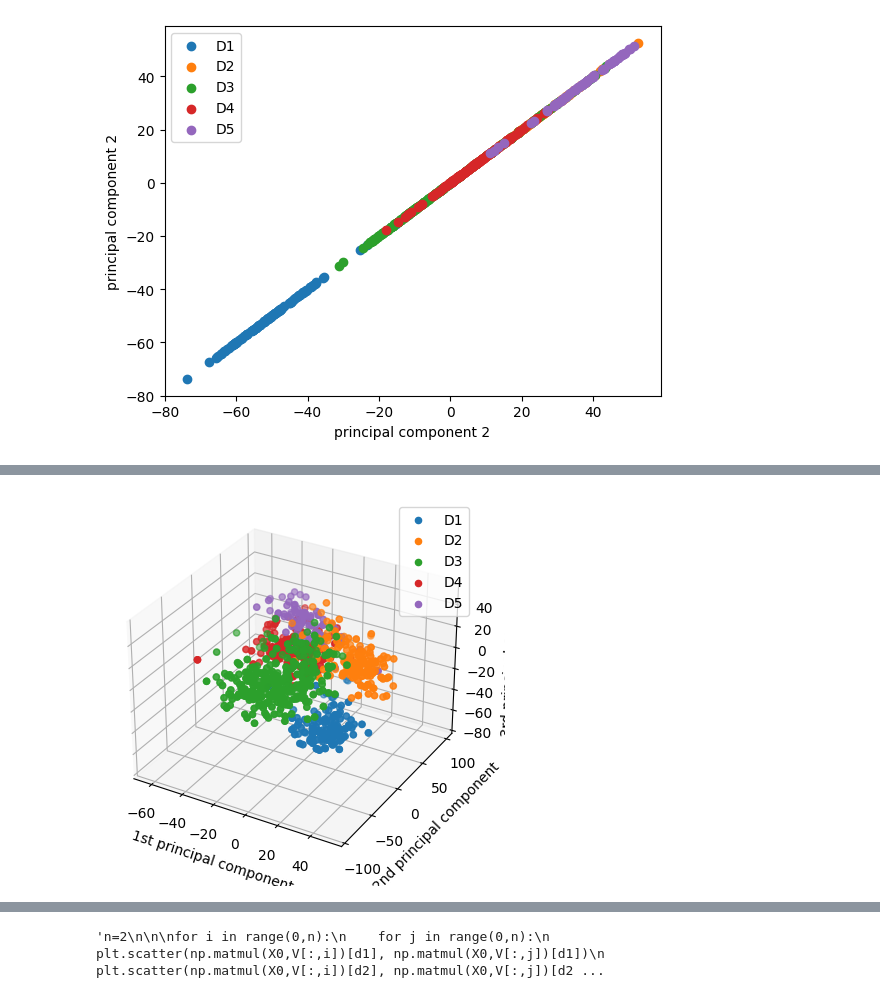
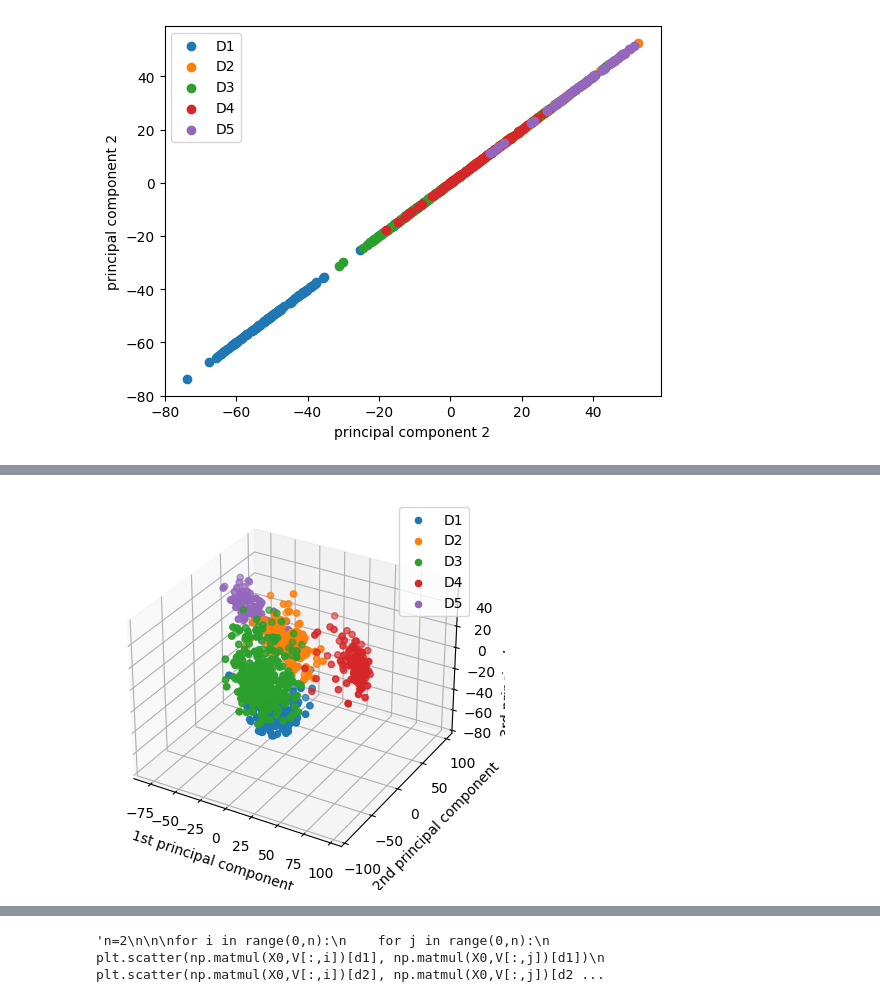
Before and after one commit to jackhenry02/PCA, a Jupyter notebook: Coursework/3M1 lab PCA_2024.ipynb, the cells around one changed output, grey strips where cells are left out. Saved outputs shown, nothing was run; the diff lists cells and outputs as text; code cells hidden in the pictures.

```diff
--- a/Coursework/3M1 lab PCA_2024.ipynb
+++ b/Coursework/3M1 lab PCA_2024.ipynb
@@ -424,26 +445,48 @@ for i in range(0,n):
 # %%
+%matplotlib inline
+import matplotlib.pyplot as plt
+from mpl_toolkits.mplot3d import Axes3D
+import numpy as np
+from matplotlib.animation import FuncAnimation
+
 fig = plt.figure()
 ax = fig.add_subplot(projection='3d')
 
 '''
 xs = np.matmul(X0,V[0,:])[d1], np.matmul(X0,V[0,:])[d1]
 ys = np.matmul(X0,V[1,:])[d1], np.matmul(X0,V[1,:])[d1]
 zs = np.matmul(X0,V[2,:])[d1], np.matmul(X0,V[2,:])[d1]
 '''
 
 d_set = [d1, d2, d3, d4, d5]
 
 for d in d_set:
-    xs = np.matmul(X0,V[i,:])[d], np.matmul(X0,V[j,:])[d]
+    xs = np.matmul(X0,V[0,:])[d], np.matmul(X0,V[0,:])[d]
     ys = np.matmul(X0,V[1,:])[d], np.matmul(X0,V[1,:])[d]
     zs = np.matmul(X0,V[2,:])[d], np.matmul(X0,V[2,:])[d]
     ax.scatter(xs, ys, zs)
+
 
 ax.legend(["D1", "D2", "D3" , "D4", "D5"])
 ax.set_xlabel('1st principal component')
 ax.set_ylabel('2nd principal component')
 ax.set_zlabel('3rd principal component')
 
+'''# Function to update the view
+def update(frame):
+    ax.view_init(elev=30, azim=frame)  # Rotate the plot
+
+frames=np.arange(0, 360, 2)
+
+# Animate
+ani = FuncAnimation(fig, update, frames, interval=50)
+
+[# Display the plot and update the view in a loop
+for angle in range(0, 360, 2):
+    ax.view_init(elev=30, azim=angle)  # Rotate incrementally
+    plt.draw()
+    plt.pause(0.05)  # Pause to update the plot'''
+
 plt.show()
 # %% [output]
-[figure, old version]
+[figure, new version]
```
Also changed, not shown: parts of 3 cells of this notebook.
